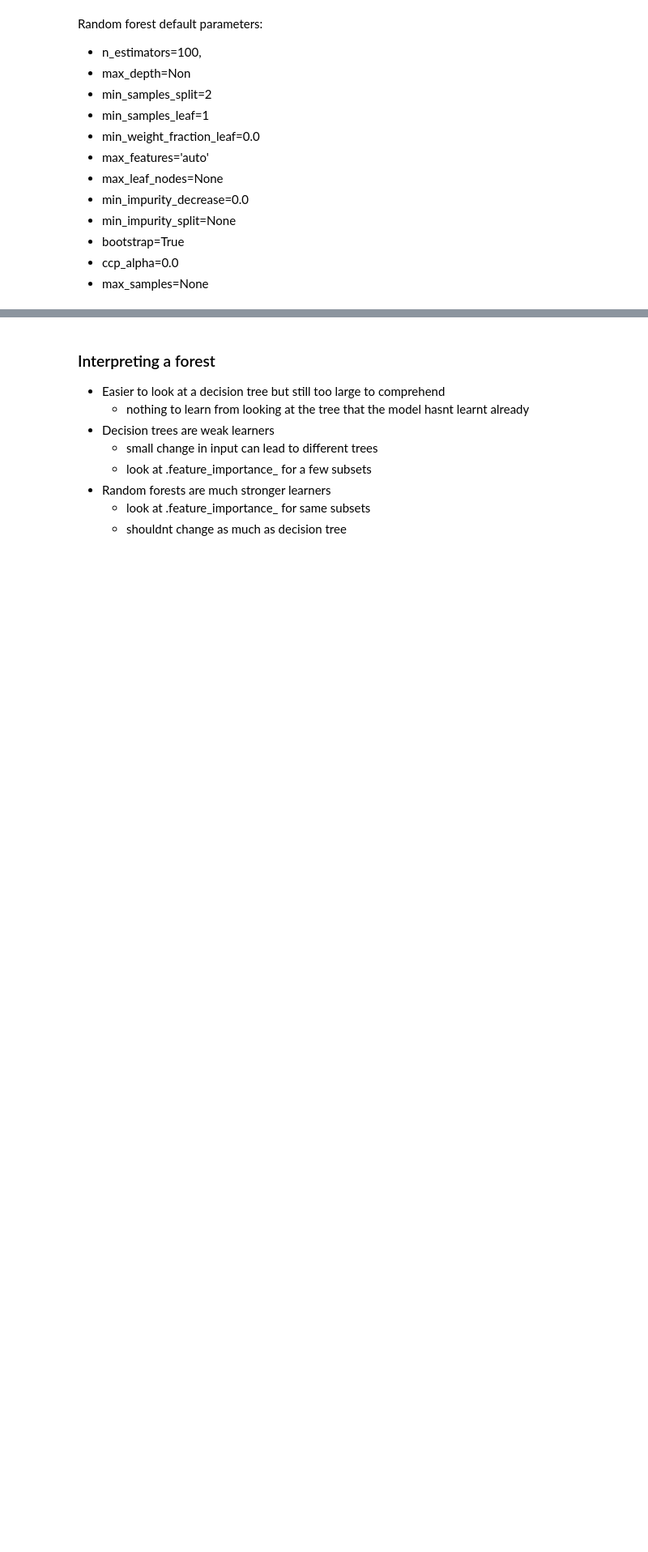
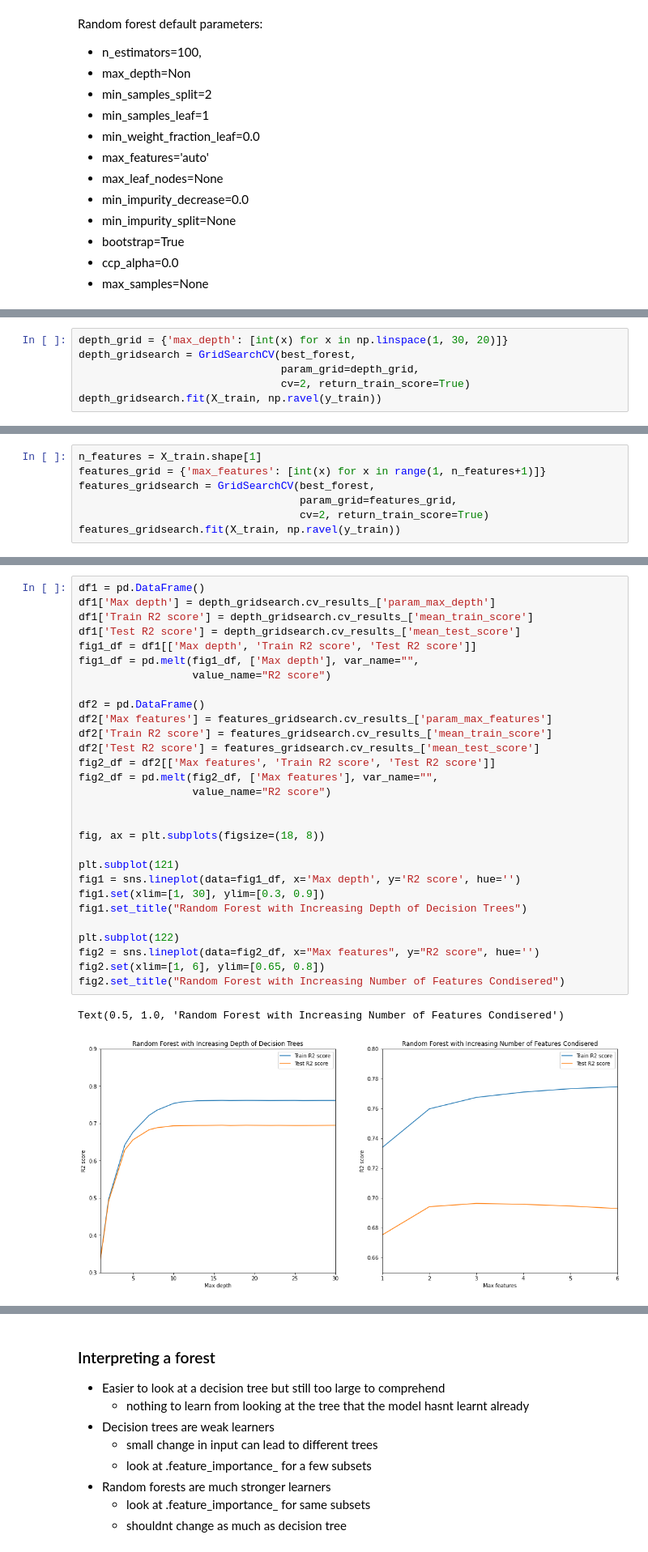
Before and after one commit to kaihulme/ml-analysis, a Jupyter notebook: notebooks/04_ensembles.ipynb, the cells around one changed output, grey strips where cells are left out. Shown: that part at 81% size. Cells and saved outputs as stored; diff of their text form; blank space fills up the shorter version.

```diff
--- a/notebooks/04_ensembles.ipynb
+++ b/notebooks/04_ensembles.ipynb
@@ -228,0 +328,6 @@ As discussed above limiting the
+# %%
+depth_grid = {'max_depth': [int(x) for x in np.linspace(1, 30, 20)]}
+depth_gridsearch = GridSearchCV(best_forest,
+                                param_grid=depth_grid,
+                                cv=2, return_train_score=True)
+depth_gridsearch.fit(X_train, np.ravel(y_train))
@@ -228,0 +343,7 @@ As discussed above limiting the
+# %%
+n_features = X_train.shape[1]
+features_grid = {'max_features': [int(x) for x in range(1, n_features+1)]}
+features_gridsearch = GridSearchCV(best_forest,
+                                   param_grid=features_grid,
+                                   cv=2, return_train_score=True)
+features_gridsearch.fit(X_train, np.ravel(y_train))
@@ -228,0 +360,32 @@ As discussed above limiting the
+# %%
+df1 = pd.DataFrame()
+df1['Max depth'] = depth_gridsearch.cv_results_['param_max_depth']
+df1['Train R2 score'] = depth_gridsearch.cv_results_['mean_train_score']
+df1['Test R2 score'] = depth_gridsearch.cv_results_['mean_test_score']
+fig1_df = df1[['Max depth', 'Train R2 score', 'Test R2 score']]
+fig1_df = pd.melt(fig1_df, ['Max depth'], var_name="",
+                  value_name="R2 score")
+
+df2 = pd.DataFrame()
+df2['Max features'] = features_gridsearch.cv_results_['param_max_features']
+df2['Train R2 score'] = features_gridsearch.cv_results_['mean_train_score']
+df2['Test R2 score'] = features_gridsearch.cv_results_['mean_test_score']
+fig2_df = df2[['Max features', 'Train R2 score', 'Test R2 score']]
+fig2_df = pd.melt(fig2_df, ['Max features'], var_name="",
+                  value_name="R2 score")
+
+
+fig, ax = plt.subplots(figsize=(18, 8))
+
+plt.subplot(121)
+fig1 = sns.lineplot(data=fig1_df, x='Max depth', y='R2 score', hue='')
+fig1.set(xlim=[1, 30], ylim=[0.3, 0.9])
+fig1.set_title("Random Forest with Increasing Depth of Decision Trees")
+
+plt.subplot(122)
+fig2 = sns.lineplot(data=fig2_df, x="Max features", y="R2 score", hue='')
+fig2.set(xlim=[1, 6], ylim=[0.65, 0.8])
+fig2.set_title("Random Forest with Increasing Number of Features Condisered")
+# %% [output]
+Text(0.5, 1.0, 'Random Forest with Increasing Number of Features Condisered')
+[figure, added]
```
Also changed, not shown: parts of 70 cells of this notebook, 8 other files.
